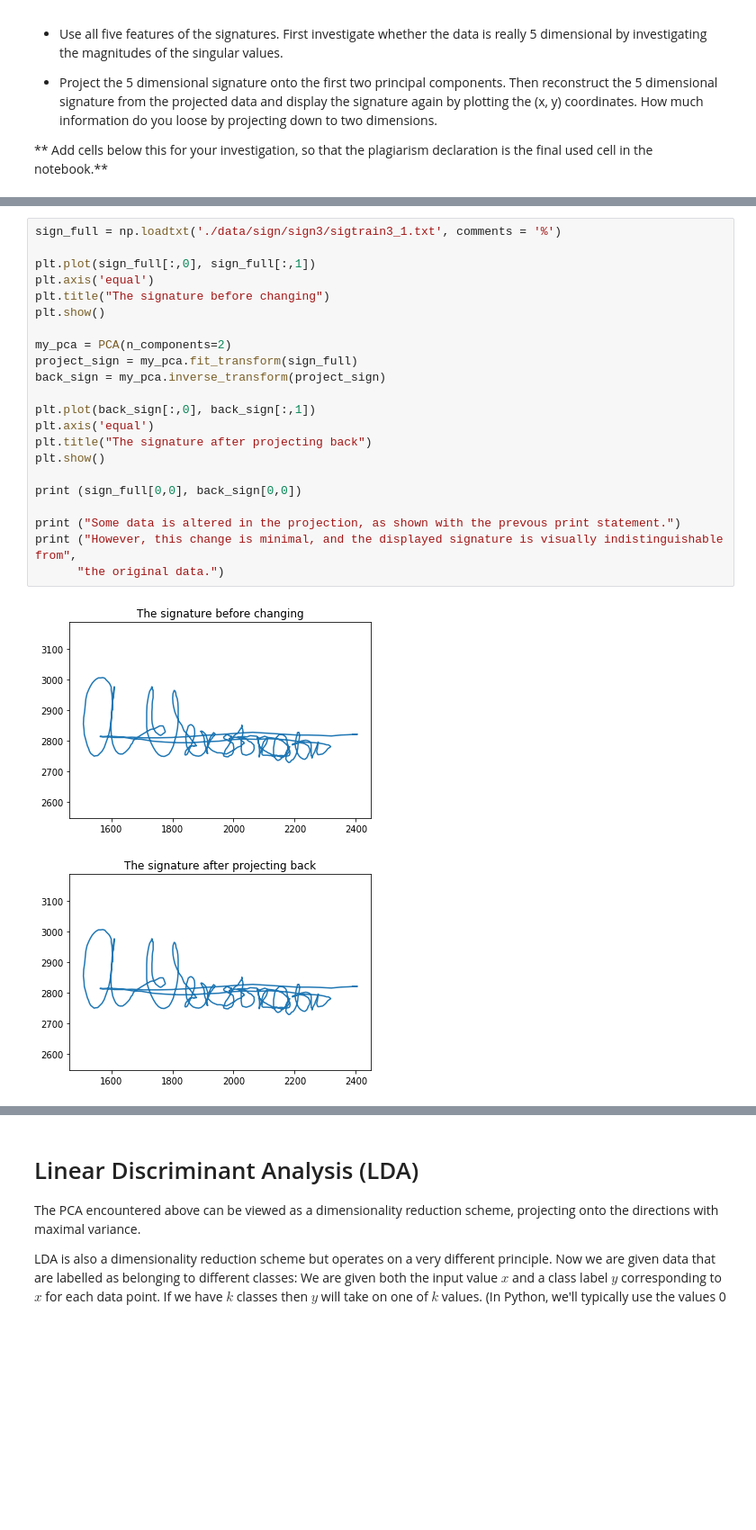
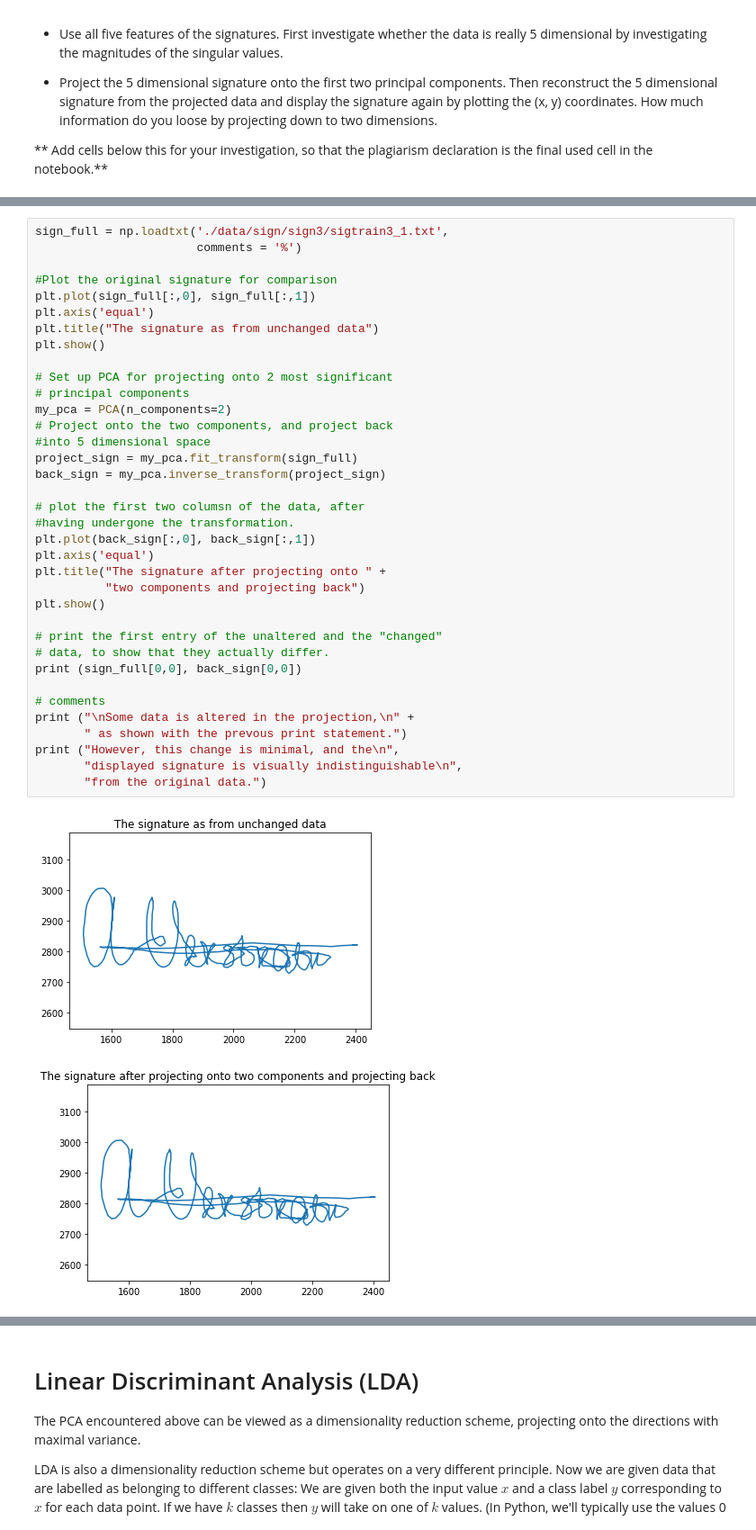
Before and after one commit to MHeymann/qwerty, a Jupyter notebook: assign1.ipynb, the cells around one changed output, grey strips where cells are left out. Shown at 90% size. Saved outputs shown, nothing was run; the diff lists cells and outputs as text; blank space fills up the shorter version.

```diff
--- a/assign1.ipynb
+++ b/assign1.ipynb
@@ -508,28 +541,42 @@ principle component 5: 0.00518392735964 %
 [figure]
 Since the first two axes account for 99.1805040196% of the data variance, the last three axes are negligible
 # %%
-sign_full = np.loadtxt('./data/sign/sign3/sigtrain3_1.txt', comments = '%')
+sign_full = np.loadtxt('./data/sign/sign3/sigtrain3_1.txt',
+                       comments = '%')
 
+#Plot the original signature for comparison
 plt.plot(sign_full[:,0], sign_full[:,1])
 plt.axis('equal')
-plt.title("The signature before changing")
+plt.title("The signature as from unchanged data")
 plt.show()
 
+# Set up PCA for projecting onto 2 most significant
+# principal components
 my_pca = PCA(n_components=2)
+# Project onto the two components, and project back
+#into 5 dimensional space
 project_sign = my_pca.fit_transform(sign_full)
 back_sign = my_pca.inverse_transform(project_sign)
 
+# plot the first two columsn of the data, after
+#having undergone the transformation.
 plt.plot(back_sign[:,0], back_sign[:,1])
 plt.axis('equal')
-plt.title("The signature after projecting back")
+plt.title("The signature after projecting onto " +
+          "two components and projecting back")
 plt.show()
 
+# print the first entry of the unaltered and the "changed"
+# data, to show that they actually differ.
 print (sign_full[0,0], back_sign[0,0])
 
-print ("Some data is altered in the projection, as shown with the prevous print statement.")
-print ("However, this change is minimal, and the displayed signature is visually indistinguishable from",
-      "the original data.")
+# comments
+print ("\nSome data is altered in the projection,\n" +
+       " as shown with the prevous print statement.")
+print ("However, this change is minimal, and the\n",
+       "displayed signature is visually indistinguishable\n",
+       "from the original data.")
 # %% [output]
-[figure, old version]
+[figure, new version]
-[figure, old version]
+[figure, new version]
 1604.0 1604.10096975
```
Also changed, not shown: parts of 23 cells of this notebook, 1 other file.
